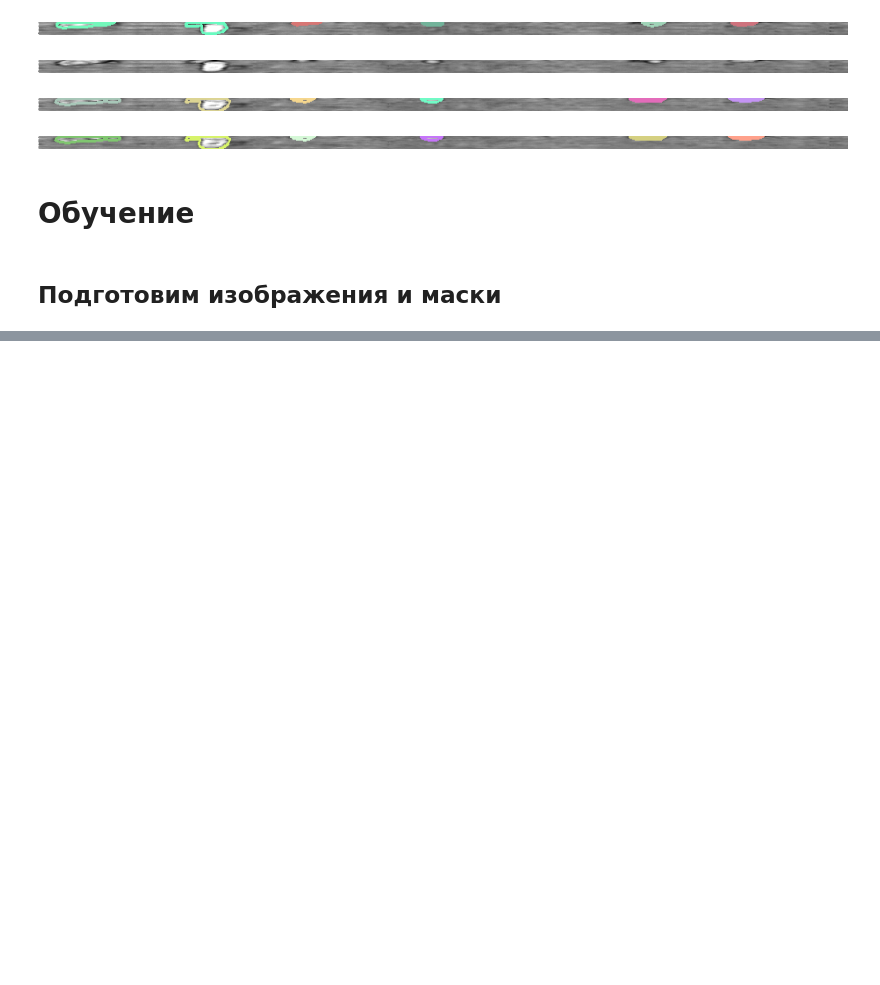
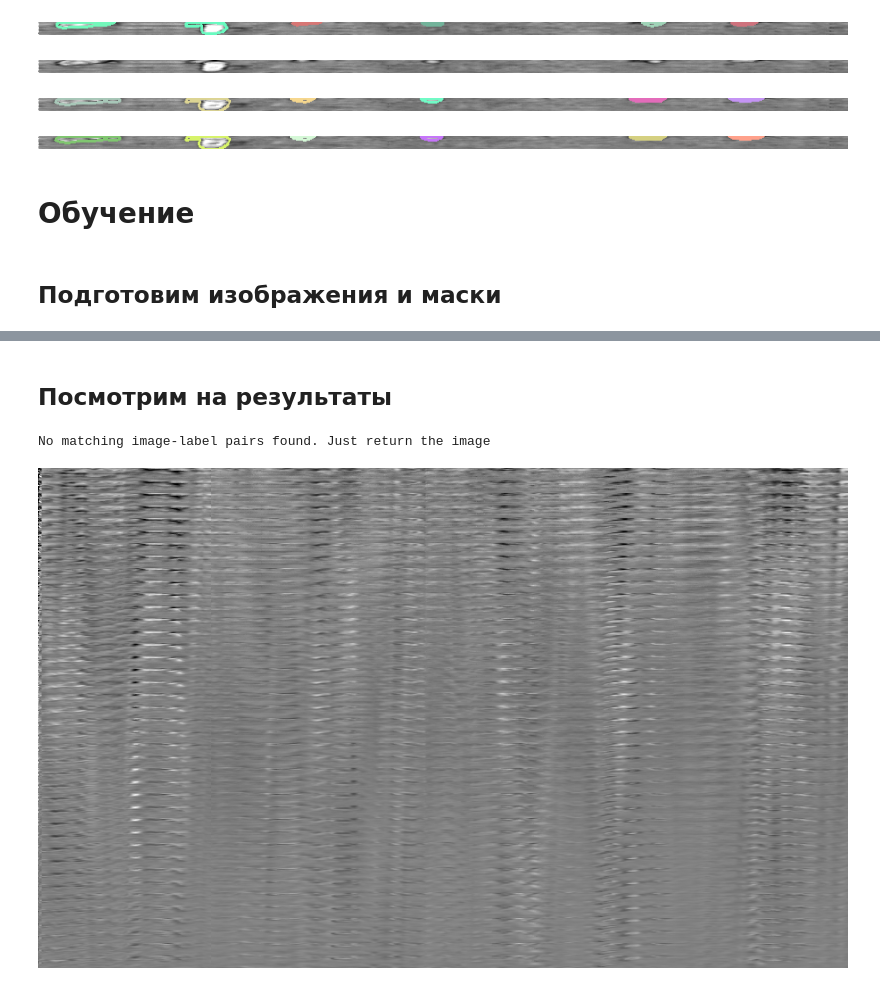
Before and after one commit to EHAT32/manioka, a Jupyter notebook: finetune_seg.ipynb, the cells around one changed output, grey strips where cells are left out. Drawn from its saved outputs; the diff is of its cells as text; code cells hidden in the pictures; blank space fills up the shorter version.

Commit message:
finetuned model

```diff
--- a/finetune_seg.ipynb
+++ b/finetune_seg.ipynb
@@ -215,0 +221,14 @@ for f in tqdm(train.FolderName.unique()):
+# %%
+yaml_content = """
+path: D:/python/manioka/seg
+train: images
+val: images
+names:
+    0: root
+"""
+with open(f'./seg/config.yaml', 'w') as f:
+    f.write(yaml_content.strip())
+
+# 3. Train the Model on Combined Images
+model = YOLO("yolo11l-seg.pt")
+model.train(data=f"./seg/config.yaml", epochs=100, imgsz=640)
@@ -215,0 +284,14 @@ for f in tqdm(train.FolderName.unique()):
+# %% [markdown]
+## Посмотрим на результаты
+# %%
+# 4. Inference and Visualization Example
+# Select example images
+folders = train.FolderName.unique()
+example_folder = folders[0]
+example_side = 'L'
+labels, imgs = get_images_labels(f'{example_folder}_{example_side}_')
+stacked_image, _ = prepare_stacked_data(imgs[20:60], labels[20:60])  # Stack first 5 images
+stacked_image
+# %% [output]
+No matching image-label pairs found. Just return the image
+[figure, added]
```
Also changed, not shown: parts of 7 cells of this notebook.
